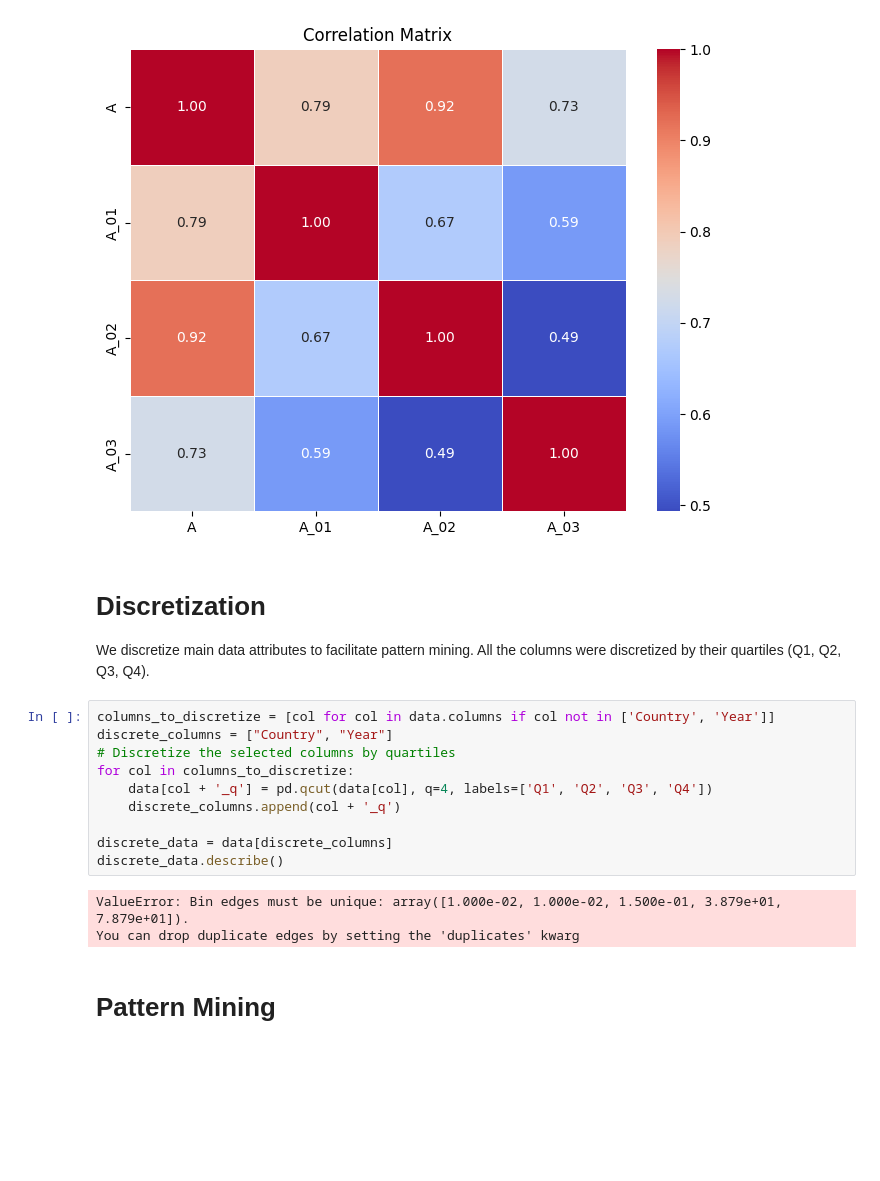
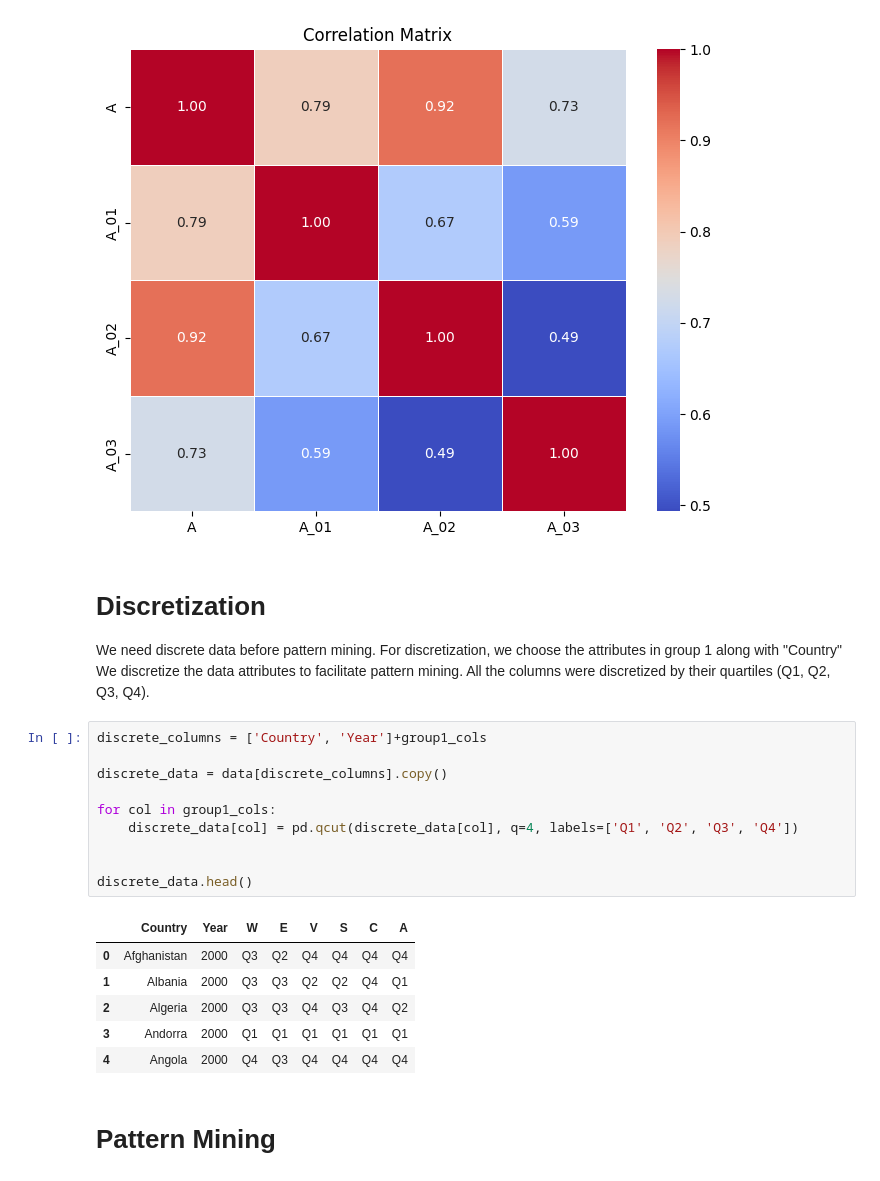
Before and after one commit to Ban-hub/CSE6506-Data_Project, a Jupyter notebook: Test.ipynb, the cells around one changed output. Saved outputs shown, nothing was run; the diff lists cells and outputs as text; blank space fills up the shorter version.

```diff
--- a/Test.ipynb
+++ b/Test.ipynb
@@ -291,21 +291,27 @@ plt.show()
 # %% [markdown]
 # Discretization
 
-We discretize main data attributes to facilitate pattern mining.
+We need discrete data before pattern mining.
+For discretization, we choose the attributes in group 1 along with "Country"
+We discretize the data attributes to facilitate pattern mining.
 All the columns were discretized by their quartiles (Q1, Q2, Q3, Q4).
-# %%
-columns_to_discretize = [col for col in data.columns if col not in ['Country', 'Year']]
-discrete_columns = ["Country", "Year"]
-# Discretize the selected columns by quartiles
-for col in columns_to_discretize:
-    data[col + '_q'] = pd.qcut(data[col], q=4, labels=['Q1', 'Q2', 'Q3', 'Q4'])
-    discrete_columns.append(col + '_q')
-
-discrete_data = data[discrete_columns]
-discrete_data.describe()
-# %% [output]
-ValueError: Bin edges must be unique: array([1.000e-02, 1.000e-02, 1.500e-01, 3.879e+01, 7.879e+01]).
-You can drop duplicate edges by setting the 'duplicates' kwarg
+# %%
+discrete_columns = ['Country', 'Year']+group1_cols
+
+discrete_data = data[discrete_columns].copy()
+
+for col in group1_cols:
+    discrete_data[col] = pd.qcut(discrete_data[col], q=4, labels=['Q1', 'Q2', 'Q3', 'Q4'])
+
+
+discrete_data.head()
+# %% [output]
+|  | Country | Year | W | E | V | S | C | A |
+| 0 | Afghanistan | 2000 | Q3 | Q2 | Q4 | Q4 | Q4 | Q4 |
+| 1 | Albania | 2000 | Q3 | Q3 | Q2 | Q2 | Q4 | Q1 |
+| 2 | Algeria | 2000 | Q3 | Q3 | Q4 | Q3 | Q4 | Q2 |
+| 3 | Andorra | 2000 | Q1 | Q1 | Q1 | Q1 | Q1 | Q1 |
+| 4 | Angola | 2000 | Q4 | Q3 | Q4 | Q4 | Q4 | Q4 |
 # %% [markdown]
 # Pattern Mining
 # %% [markdown]
```
Also changed, not shown: parts of 7 cells of this notebook, 1 other file.
